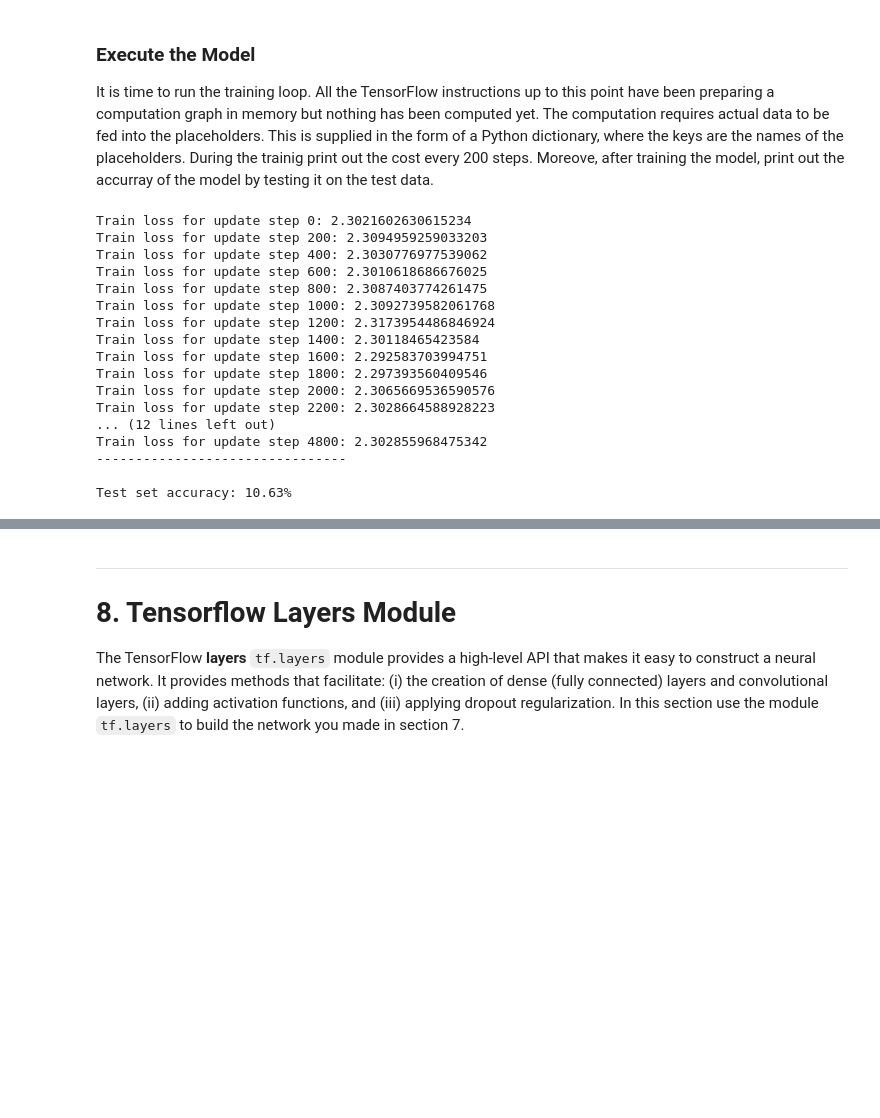
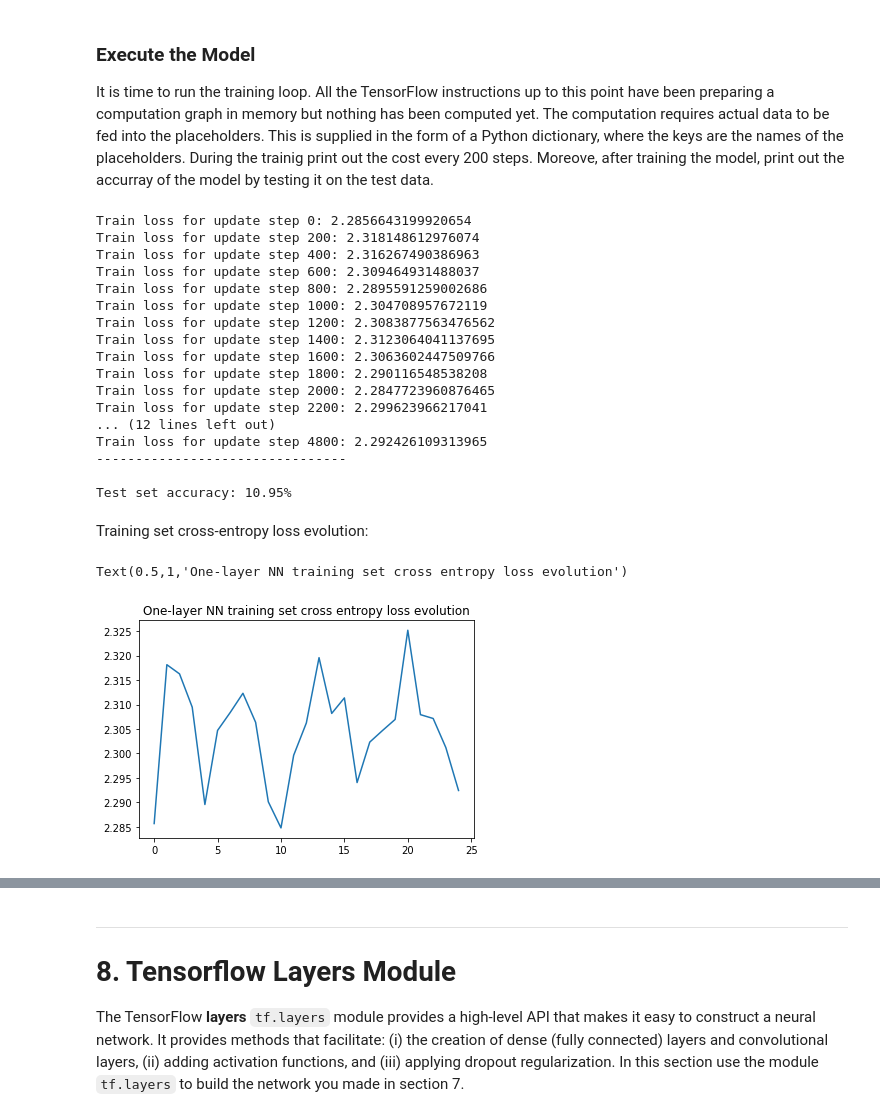
Before and after one commit to AlexandrosFerles/ID2223_Large_Scale_Machine_Learning_and_Deep_Learning, a Jupyter notebook: Lab2_ConvNets_with_Tensorflow/tensorflow_lab.ipynb, the cells around one changed output, grey strips where cells are left out. Drawn from its saved outputs; the diff is of its cells as text; code cells hidden in the pictures; blank space fills up the shorter version.

```diff
--- a/Lab2_ConvNets_with_Tensorflow/tensorflow_lab.ipynb
+++ b/Lab2_ConvNets_with_Tensorflow/tensorflow_lab.ipynb
@@ -25,5 +25,5 @@ To begin the assignment, first, use `mnist_data.read_data_sets` and download ima
 
 from tensorflow.examples.tutorials.mnist import input_data as mnist_data
 
-mnist = mnist_data.read_data_sets("Datasets/MNIST/", one_hot=True)
+mnist = mnist_data.read_data_sets("./Datasets/MNIST/", one_hot=True)
 # %% [output]
@@ -94,4 +94,4 @@ Now, we have model predictions $\hat{Y}$ and correct labels $Y$, so for each ins
 # %%
 # TODO: Replace <FILL IN> with appropriate code
 
-cross_entropy = tf.reduce_mean(tf.nn.softmax_cross_entropy_with_logits_v2(logits=Y_hat, labels=Y))
+cross_entropy = tf.reduce_mean(tf.losses.softmax_cross_entropy(onehot_labels= Y, logits=Y_hat))
@@ -124,8 +132,8 @@ with tf.Session() as sess:
 
         if i % 200 == 0:
 
-            train_loss = sess.run([cross_entropy], feed_dict={X: X_batch, Y: Y_batch})
-            print(f'Train loss for update step {i}: {train_loss[0]}')
+            train_loss = sess.run(cross_entropy, feed_dict={X: X_batch, Y: Y_batch})
+            print(f'Train loss for update step {i}: {train_loss}')
             train_losses.append(train_loss)
 
     predictions = tf.equal(tf.argmax(Y_hat, 1), tf.argmax(Y, 1))
@@ -134,27 +142,35 @@ with tf.Session() as sess:
     X_test_temp, Y_test = mnist.test.images, mnist.test.labels
     X_test = np.reshape(X_test_temp, (-1, 28, 28, 1))
 
-    test_set_accuracy = sess.run([accuracy], feed_dict={X: X_test, Y: Y_test})
+    test_set_accuracy = sess.run(accuracy, feed_dict={X: X_test, Y: Y_test})
 
     print('--------------------------------')
     print()
-    print(f'Test set accuracy: {round(test_set_accuracy[0]*100, 2)}%')
+    print(f'Test set accuracy: {round(test_set_accuracy*100, 2)}%')
 # %% [output]
-Train loss for update step 0: 2.3021602630615234
-Train loss for update step 200: 2.3094959259033203
-Train loss for update step 400: 2.3030776977539062
-Train loss for update step 600: 2.3010618686676025
-Train loss for update step 800: 2.3087403774261475
-Train loss for update step 1000: 2.3092739582061768
-Train loss for update step 1200: 2.3173954486846924
-Train loss for update step 1400: 2.30118465423584
-Train loss for update step 1600: 2.292583703994751
-Train loss for update step 1800: 2.297393560409546
-Train loss for update step 2000: 2.3065669536590576
-Train loss for update step 2200: 2.3028664588928223
+Train loss for update step 0: 2.2856643199920654
+Train loss for update step 200: 2.318148612976074
+Train loss for update step 400: 2.316267490386963
+Train loss for update step 600: 2.309464931488037
+Train loss for update step 800: 2.2895591259002686
+Train loss for update step 1000: 2.304708957672119
+Train loss for update step 1200: 2.3083877563476562
+Train loss for update step 1400: 2.3123064041137695
+Train loss for update step 1600: 2.3063602447509766
+Train loss for update step 1800: 2.290116548538208
+Train loss for update step 2000: 2.2847723960876465
+Train loss for update step 2200: 2.299623966217041
 ... (12 lines left out)
-Train loss for update step 4800: 2.302855968475342
+Train loss for update step 4800: 2.292426109313965
 --------------------------------
 
-Test set accuracy: 10.63%
+Test set accuracy: 10.95%
+# %% [markdown]
+Training set cross-entropy loss evolution:
+# %%
+plt.plot(train_losses)
+plt.title("One-layer NN training set cross entropy loss evolution")
+# %% [output]
+Text(0.5,1,'One-layer NN training set cross entropy loss evolution')
+[figure, added]
 # %% [markdown]
```
Also changed, not shown: parts of 5 cells of this notebook.
